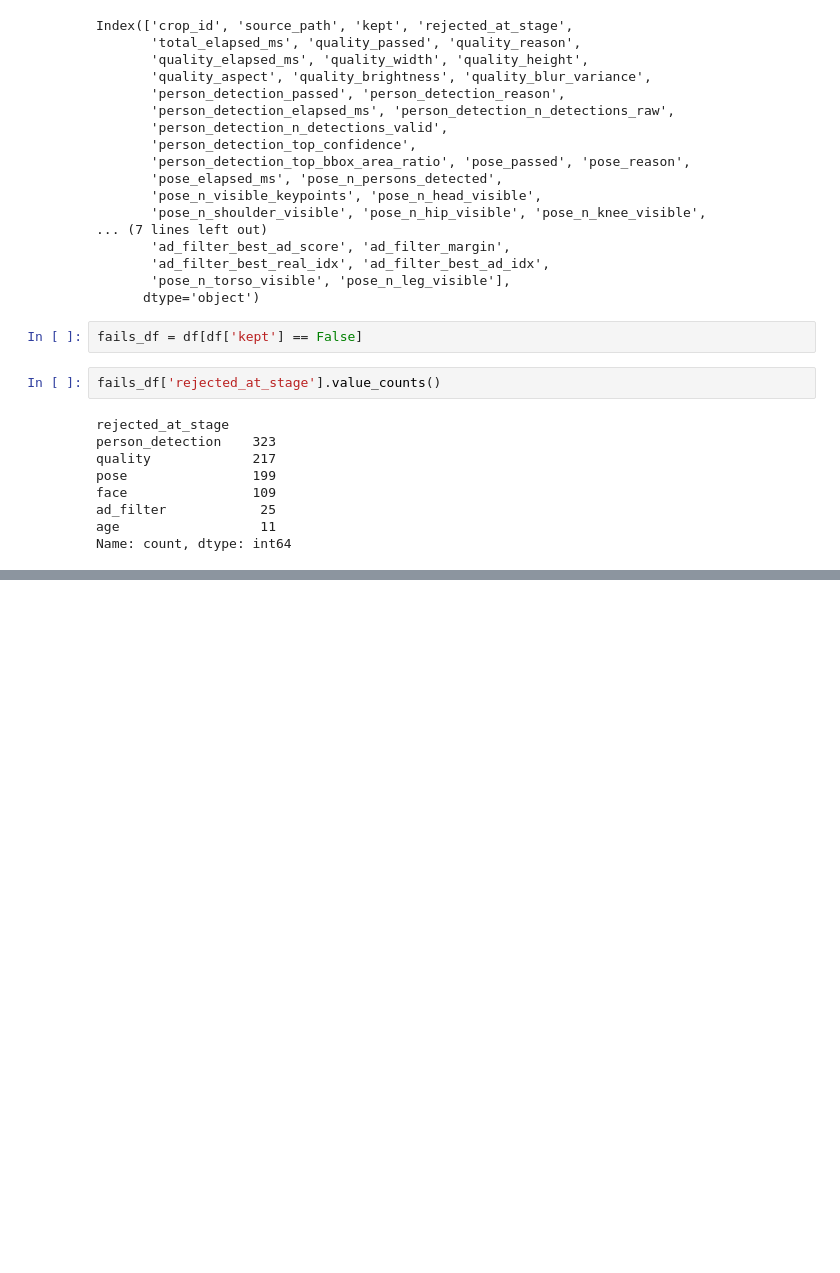
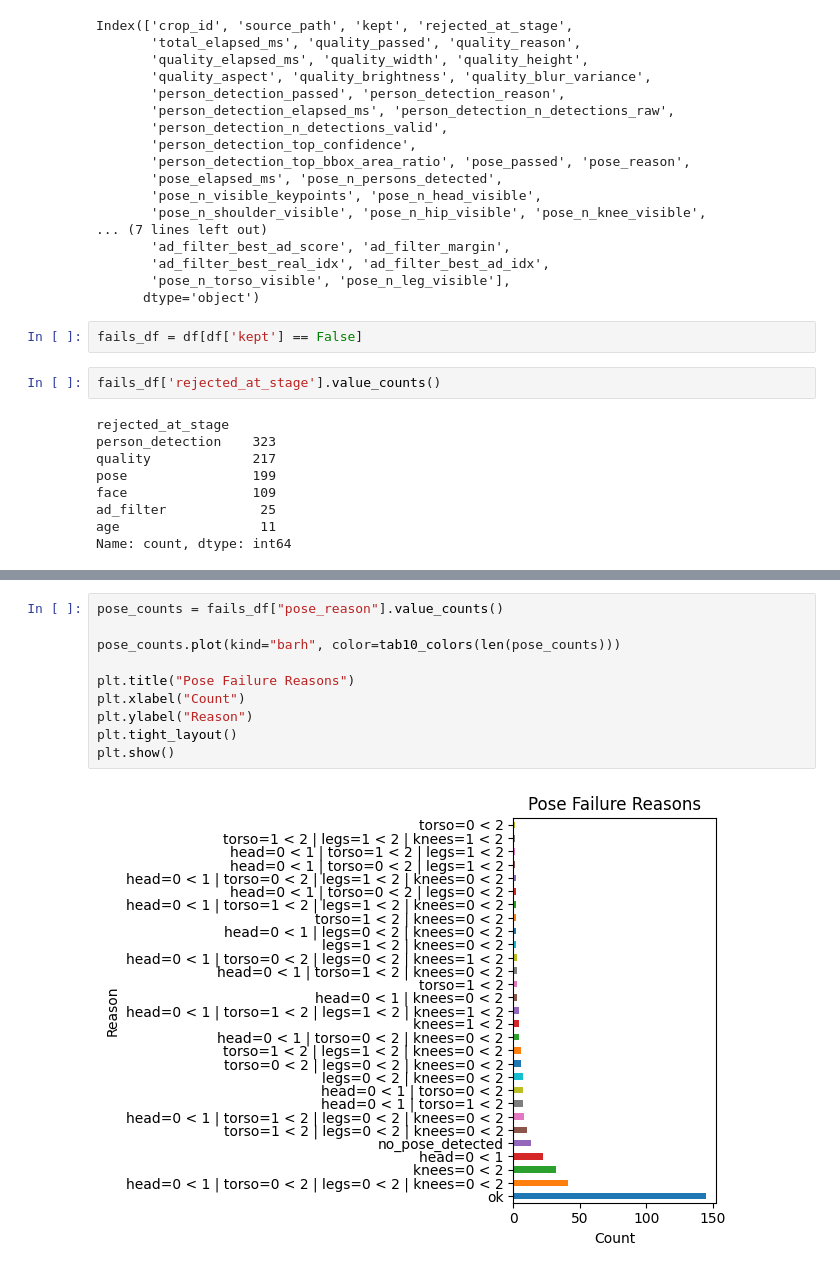
Before and after one commit to jsuryanm/cynapse-ai-assignment, a Jupyter notebook: notebooks/experiments.ipynb, the cells around one changed output, grey strips where cells are left out. Saved outputs shown, nothing was run; the diff lists cells and outputs as text; blank space fills up the shorter version.

```diff
--- a/notebooks/experiments.ipynb
+++ b/notebooks/experiments.ipynb
@@ -117,0 +85,12 @@ plt.show()
+# %%
+pose_counts = fails_df["pose_reason"].value_counts()
+
+pose_counts.plot(kind="barh", color=tab10_colors(len(pose_counts)))
+
+plt.title("Pose Failure Reasons")
+plt.xlabel("Count")
+plt.ylabel("Reason")
+plt.tight_layout()
+plt.show()
+# %% [output]
+[figure, added]
```
Also changed, not shown: parts of 12 cells of this notebook, 1 other file.
